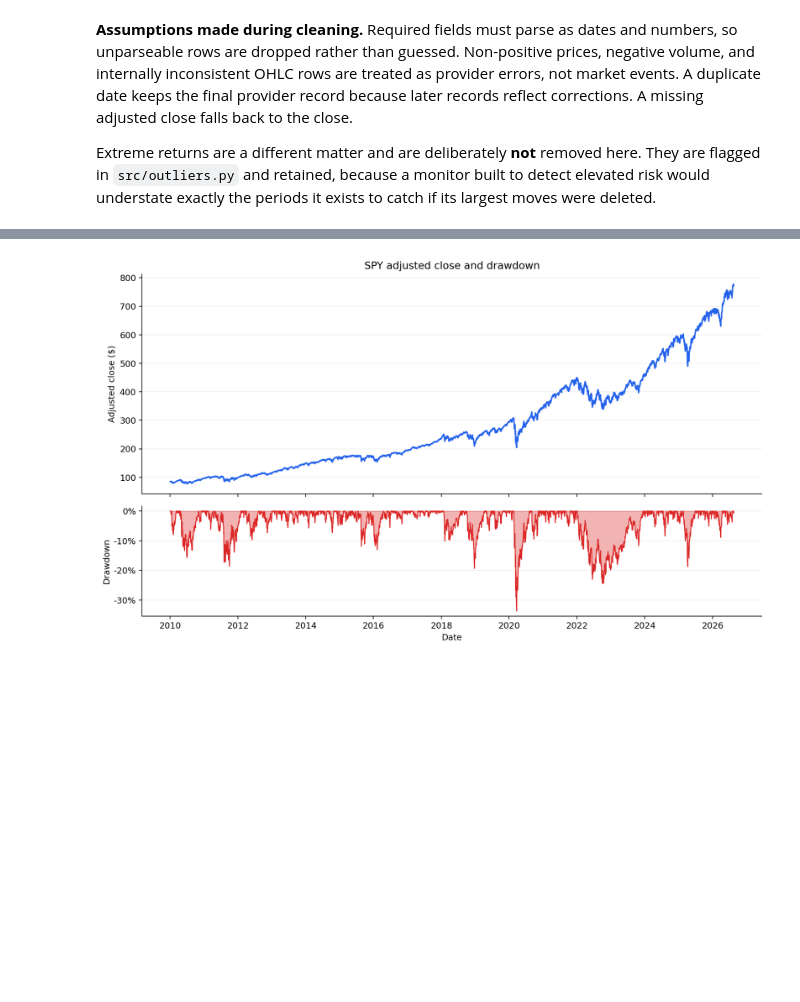
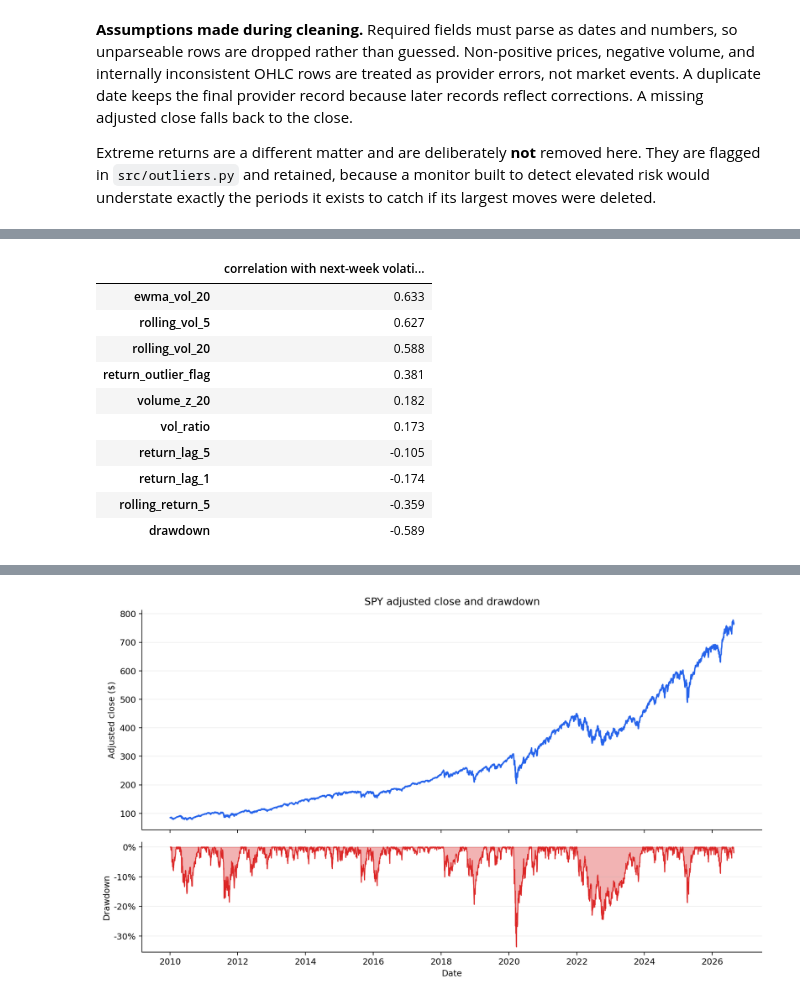
Before and after one commit to pdwi2020/bootcamp_paritosh_dwivedi, a Jupyter notebook: project/notebooks/project_pipeline.ipynb, the cells around one changed output, grey strips where cells are left out. Saved outputs shown, nothing was run; the diff lists cells and outputs as text; code cells hidden in the pictures; blank space fills up the shorter version.

```diff
--- a/project/notebooks/project_pipeline.ipynb
+++ b/project/notebooks/project_pipeline.ipynb
@@ -245,0 +358,20 @@ Extreme returns are a different matter and are deliberately **not** removed here
+# %%
+correlations = (
+    engineered[feature_columns + ["target_next_week_vol"]]
+    .corr()["target_next_week_vol"]
+    .drop("target_next_week_vol")
+    .sort_values(ascending=False)
+)
+display(correlations.round(3).to_frame("correlation with next-week volatility"))
+# %% [output]
+|  | correlation with next-week volati... |
+| ewma_vol_20 | 0.633 |
+| rolling_vol_5 | 0.627 |
+| rolling_vol_20 | 0.588 |
+| return_outlier_flag | 0.381 |
+| volume_z_20 | 0.182 |
+| vol_ratio | 0.173 |
+| return_lag_5 | -0.105 |
+| return_lag_1 | -0.174 |
+| rolling_return_5 | -0.359 |
+| drawdown | -0.589 |
```
Also changed, not shown: parts of 35 cells of this notebook, 26 other files.
